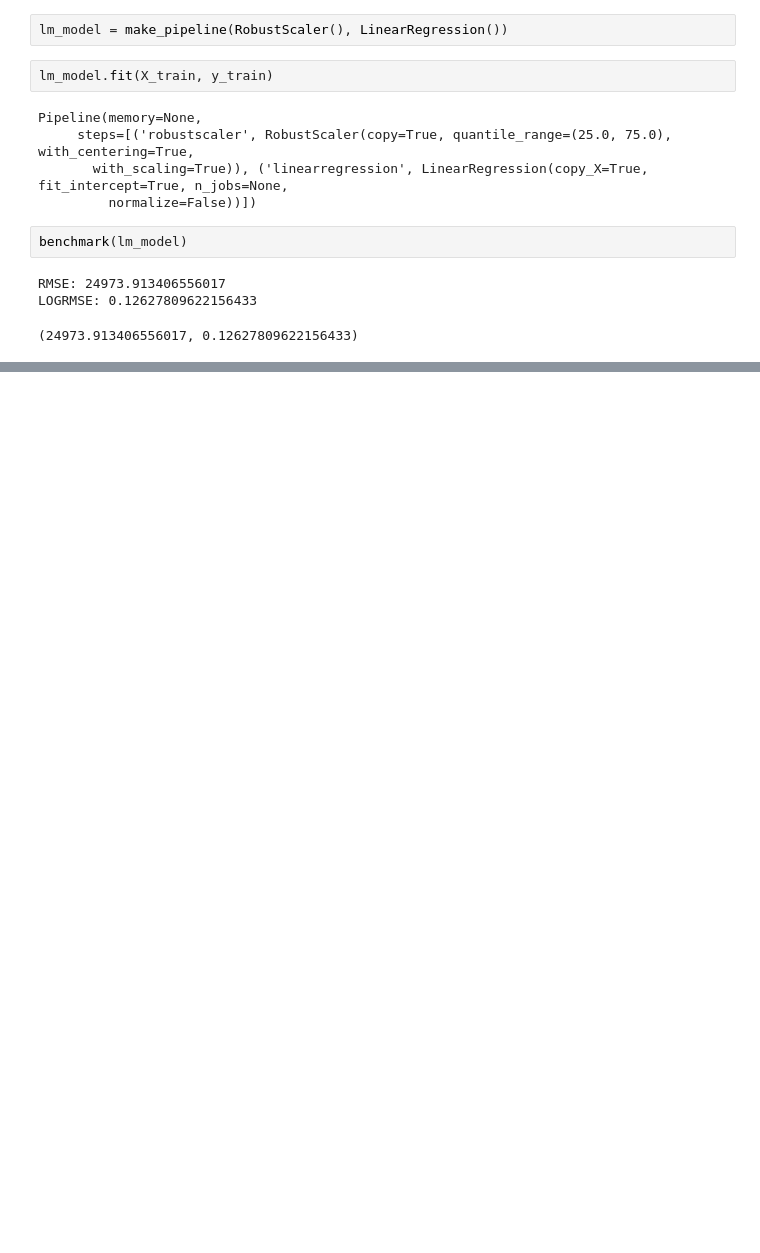
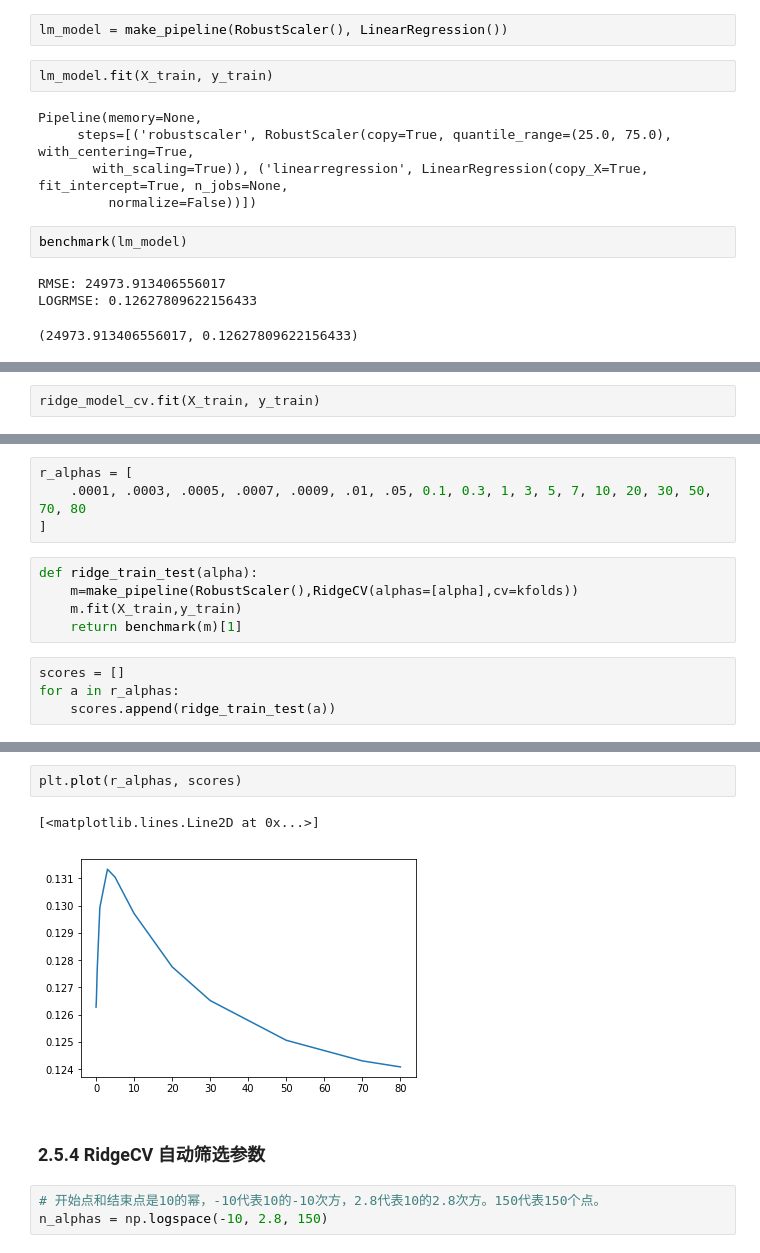
Before and after one commit to zingp/kaggle, a Jupyter notebook: forecast_losa_house_prices/forecast.ipynb, the cells around one changed output, grey strips where cells are left out. Saved outputs shown, nothing was run; the diff lists cells and outputs as text; blank space fills up the shorter version.

```diff
--- a/forecast_losa_house_prices/forecast.ipynb
+++ b/forecast_losa_house_prices/forecast.ipynb
@@ -927,0 +1072,2 @@ LOGRMSE: 0.12627809622156433
+# %%
+ridge_model_cv.fit(X_train, y_train)
@@ -927,0 +1090,13 @@ LOGRMSE: 0.12627809622156433
+# %%
+r_alphas = [
+    .0001, .0003, .0005, .0007, .0009, .01, .05, 0.1, 0.3, 1, 3, 5, 7, 10, 20, 30, 50, 70, 80
+]
+# %%
+def ridge_train_test(alpha):
+    m=make_pipeline(RobustScaler(),RidgeCV(alphas=[alpha],cv=kfolds))
+    m.fit(X_train,y_train)
+    return benchmark(m)[1]
+# %%
+scores = []
+for a in r_alphas:
+    scores.append(ridge_train_test(a))
@@ -927,0 +1121,10 @@ LOGRMSE: 0.12627809622156433
+# %%
+plt.plot(r_alphas, scores)
+# %% [output]
+[<matplotlib.lines.Line2D at 0x...>]
+[figure, added]
+# %% [markdown]
+### 2.5.4 RidgeCV 自动筛选参数
+# %%
+# 开始点和结束点是10的幂，-10代表10的-10次方，2.8代表10的2.8次方。150代表150个点。
+n_alphas = np.logspace(-10, 2.8, 150)
```
Also changed, not shown: parts of 59 cells of this notebook.
